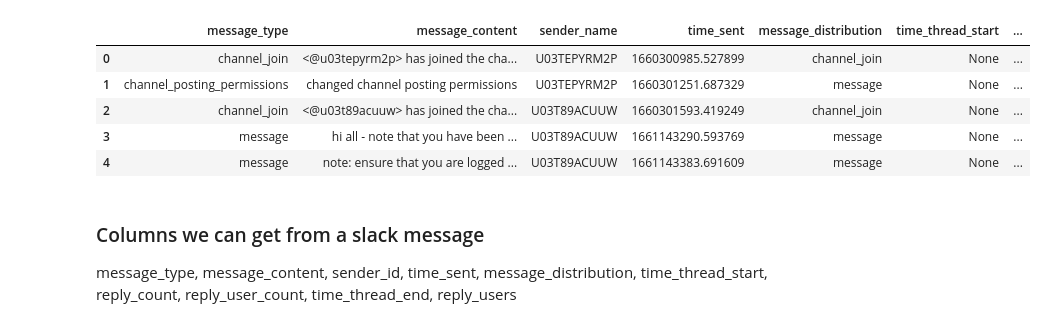
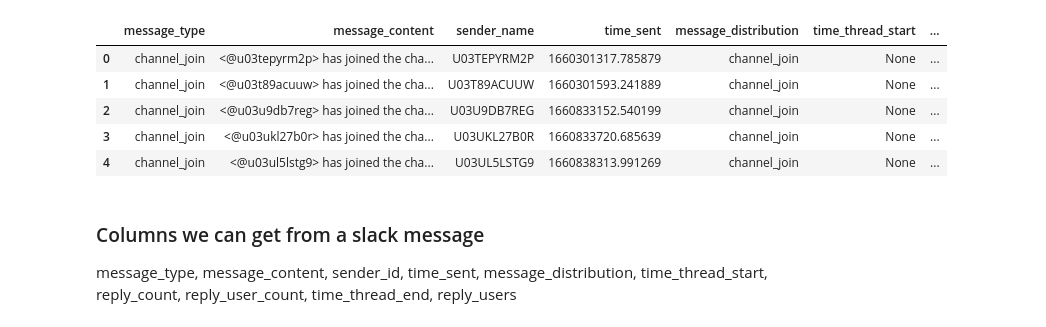
Before and after one commit to abiywondimu5758/10academy_week_0_, a Jupyter notebook: notebooks/parse_slack_data.ipynb, the cells around one changed output. Cells and saved outputs as stored; diff of their text form; code cells hidden in the pictures.

```diff
--- a/notebooks/parse_slack_data.ipynb
+++ b/notebooks/parse_slack_data.ipynb
@@ -18,35 +18,62 @@ from wordcloud import WordCloud
 # %%
 # Add parent directory to path to import modules from src
 rpath = os.path.abspath('..')
 if rpath not in sys.path:
     sys.path.insert(0, rpath)
 
 from src.loader import SlackDataLoader
 import src.utils as utils
 
 data_path = 'C:/Users/Abiy/Documents/Projects/10 Academy/10academy_week_0_/anonymized'
 
 
 loader = SlackDataLoader(data_path)
 
+# Users
+user = loader.get_users()
+users_df = utils.get_users_df(user)
+users_df.head()
+
+
+#Single Channel
 channel_name = 'all-broadcast'
-
-# user = loader.get_channels()
-# df = utils.get_channels_df(user)
-# df.head()
-# df = utils.get_users_df(user)
-# df.head()
 channel_messages = loader.get_channel_messages(channel_name)
 df = utils.get_messages_df(channel_messages)
 
 df.head()
+
+
+# List of channels
+channels = loader.get_channels()
+channel_df = utils.get_channels_df(channels)
+
+names_list = channel_df['name'].tolist()
+
+#Combining the channels
+dfs = []
+
+for name in names_list:
+    # Get channel messages
+    channel_messages = loader.get_channel_messages(name)
+
+    # Get DataFrame for channel messages
+    channel_df = utils.get_messages_df(channel_messages)
+
+    # Add a new column for the channel name
+    channel_df['channel_name'] = name
+
+    # Append the channel_df to the combined_df
+    dfs.append(channel_df)
+
+combined_df = pd.concat(dfs, ignore_index=True)
+combined_df.head()
 # %% [output]
 |  | message_type | message_content | sender_name | time_sent | message_distribution | time_thread_start | ... |
-| 0 | channel_join | <@u03tepyrm2p> has joined the cha... | U03TEPYRM2P | 1660300985.527899 | channel_join | None | ... |
-| 1 | channel_posting_permissions | changed channel posting permissions | U03TEPYRM2P | 1660301251.687329 | message | None | ... |
-| 2 | channel_join | <@u03t89acuuw> has joined the cha... | U03T89ACUUW | 1660301593.419249 | channel_join | None | ... |
-| 3 | message | hi all - note that you have been ... | U03T89ACUUW | 1661143290.593769 | message | None | ... |
-| 4 | message | note: ensure that you are logged ... | U03T89ACUUW | 1661143383.691609 | message | None | ... |
+| 0 | channel_join | <@u03tepyrm2p> has joined the cha... | U03TEPYRM2P | 1660301317.785879 | channel_join | None | ... |
+| 1 | channel_join | <@u03t89acuuw> has joined the cha... | U03T89ACUUW | 1660301593.241889 | channel_join | None | ... |
+| 2 | channel_join | <@u03u9db7reg> has joined the cha... | U03U9DB7REG | 1660833152.540199 | channel_join | None | ... |
+| 3 | channel_join | <@u03ukl27b0r> has joined the cha... | U03UKL27B0R | 1660833720.685639 | channel_join | None | ... |
+| 4 | channel_join | <@u03ul5lstg9> has joined the cha... | U03UL5LSTG9 | 1660838313.991269 | channel_join | None | ... |
 # %% [markdown]
 ### Columns we can get from a slack message<br>
 
```
Also changed, not shown: parts of 4 cells of this notebook.
